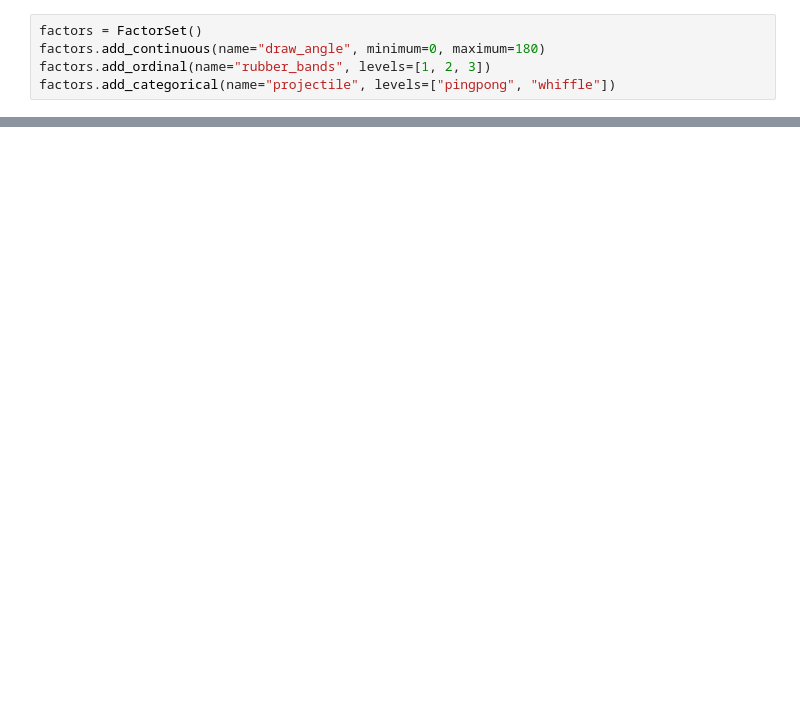
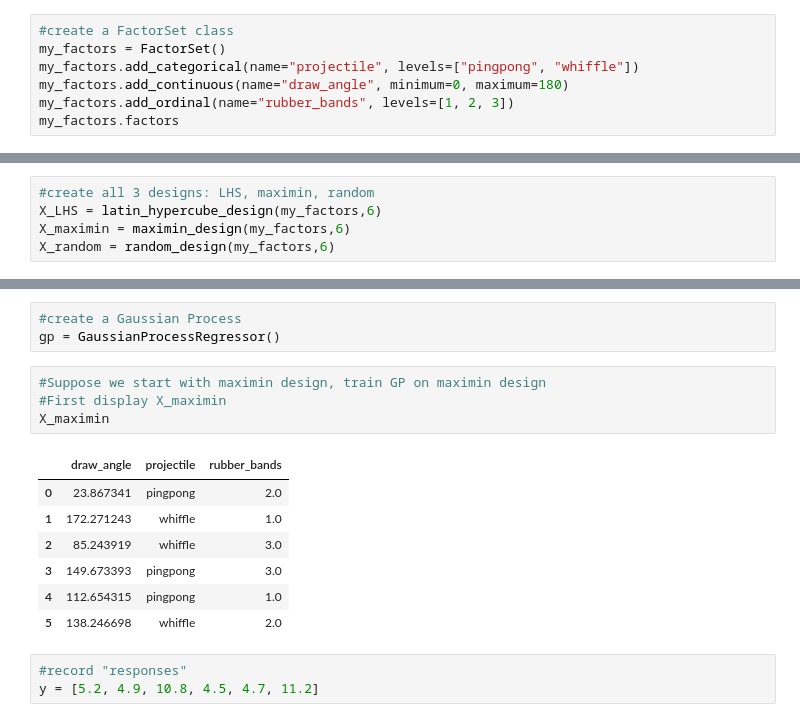
Before and after one commit to pauljensen/PyAutoSci, a Jupyter notebook: Catapult_Demo.ipynb, the cells around one changed output, grey strips where cells are left out. Drawn from its saved outputs; the diff is of its cells as text; blank space fills up the shorter version.

```diff
--- a/Catapult_Demo.ipynb
+++ b/Catapult_Demo.ipynb
@@ -7,5 +7,7 @@ from PlotWrapper import *
 # %%
-factors = FactorSet()
-factors.add_continuous(name="draw_angle", minimum=0, maximum=180)
-factors.add_ordinal(name="rubber_bands", levels=[1, 2, 3])
-factors.add_categorical(name="projectile", levels=["pingpong", "whiffle"])
+#create a FactorSet class
+my_factors = FactorSet()
+my_factors.add_categorical(name="projectile", levels=["pingpong", "whiffle"])
+my_factors.add_continuous(name="draw_angle", minimum=0, maximum=180)
+my_factors.add_ordinal(name="rubber_bands", levels=[1, 2, 3])
+my_factors.factors
@@ -79,0 +18,5 @@ plot_design(Xinit_random[1], factors,title="Random design decoded")
+# %%
+#create all 3 designs: LHS, maximin, random
+X_LHS = latin_hypercube_design(my_factors,6)
+X_maximin = maximin_design(my_factors,6)
+X_random = random_design(my_factors,6)
@@ -79,0 +50,18 @@ plot_design(Xinit_random[1], factors,title="Random design decoded")
+# %%
+#create a Gaussian Process
+gp = GaussianProcessRegressor()
+# %%
+#Suppose we start with maximin design, train GP on maximin design
+#First display X_maximin
+X_maximin
+# %% [output]
+|  | draw_angle | projectile | rubber_bands |
+| 0 | 23.867341 | pingpong | 2.0 |
+| 1 | 172.271243 | whiffle | 1.0 |
+| 2 | 85.243919 | whiffle | 3.0 |
+| 3 | 149.673393 | pingpong | 3.0 |
+| 4 | 112.654315 | pingpong | 1.0 |
+| 5 | 138.246698 | whiffle | 2.0 |
+# %%
+#record "responses"
+y = [5.2, 4.9, 10.8, 4.5, 4.7, 11.2]
```
Also changed, not shown: parts of 18 cells of this notebook, 1 other file.
